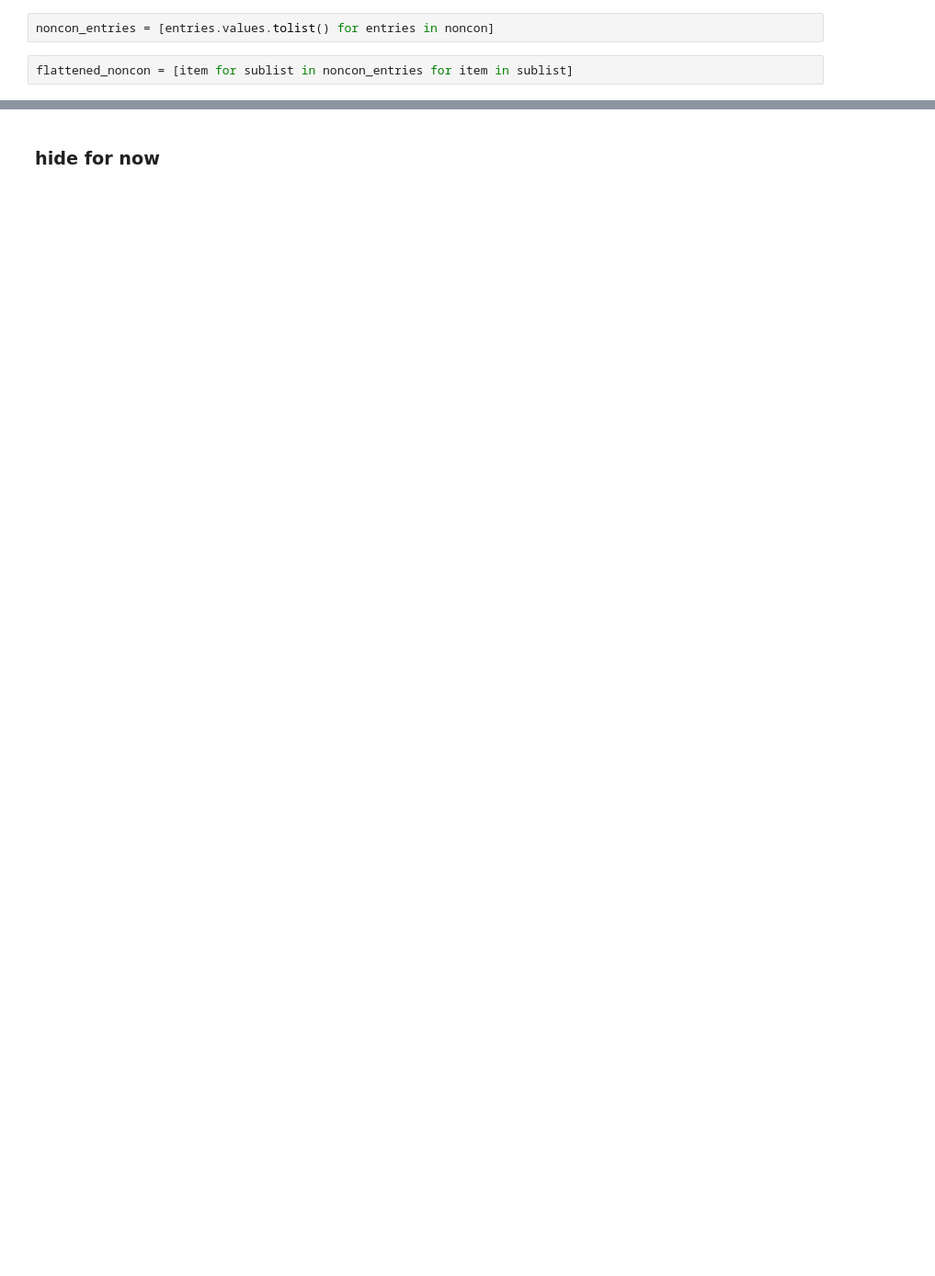
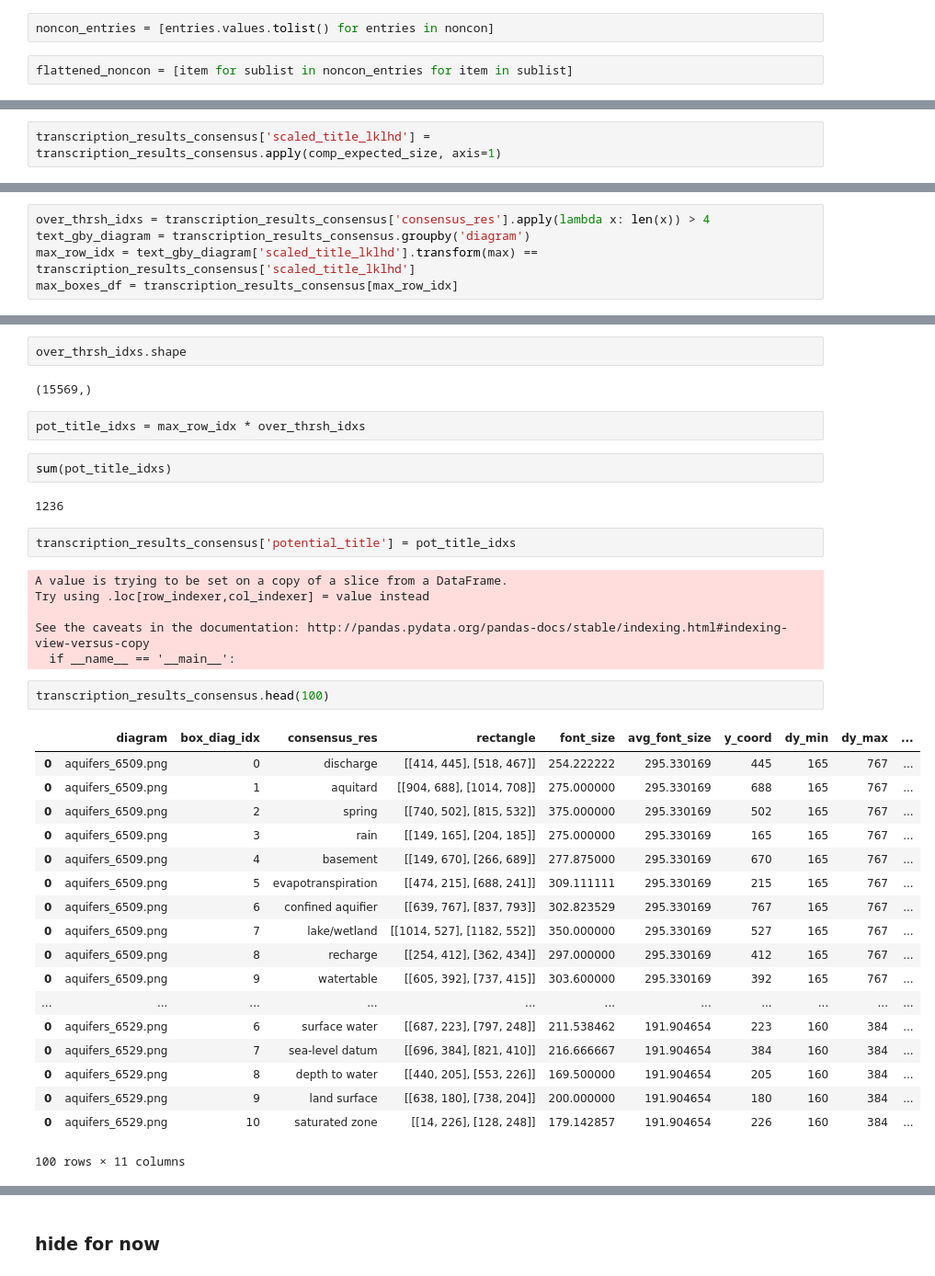
Before and after one commit to drschwenk/turk_processing, a Jupyter notebook: mturk_diagram_recognition.ipynb, the cells around one changed output, grey strips where cells are left out. Shown at 92% size. Drawn from its saved outputs; the diff is of its cells as text; blank space fills up the shorter version.

```diff
--- a/mturk_diagram_recognition.ipynb
+++ b/mturk_diagram_recognition.ipynb
@@ -545,0 +561,2 @@ top_terms_by_topic.items()[30]
+# %%
+transcription_results_consensus['scaled_title_lklhd'] = transcription_results_consensus.apply(comp_expected_size, axis=1)
@@ -545,0 +569,5 @@ top_terms_by_topic.items()[30]
+# %%
+over_thrsh_idxs = transcription_results_consensus['consensus_res'].apply(lambda x: len(x)) > 4
+text_gby_diagram = transcription_results_consensus.groupby('diagram')
+max_row_idx = text_gby_diagram['scaled_title_lklhd'].transform(max) == transcription_results_consensus['scaled_title_lklhd']
+max_boxes_df = transcription_results_consensus[max_row_idx]
@@ -545,0 +580,39 @@ top_terms_by_topic.items()[30]
+# %%
+over_thrsh_idxs.shape
+# %% [output]
+(15569,)
+# %%
+pot_title_idxs = max_row_idx * over_thrsh_idxs
+# %%
+sum(pot_title_idxs)
+# %% [output]
+1236
+# %%
+transcription_results_consensus['potential_title'] = pot_title_idxs
+# %% [output]
+A value is trying to be set on a copy of a slice from a DataFrame.
+Try using .loc[row_indexer,col_indexer] = value instead
+
+See the caveats in the documentation: http://pandas.pydata.org/pandas-docs/stable/indexing.html#indexing-view-versus-copy
+  if __name__ == '__main__':
+# %%
+transcription_results_consensus.head(100)
+# %% [output]
+|  | diagram | box_diag_idx | consensus_res | rectangle | font_size | avg_font_size | y_coord | dy_min | dy_max | ... |
+| 0 | aquifers_6509.png | 0 | discharge | [[414, 445], [518, 467]] | 254.222222 | 295.330169 | 445 | 165 | 767 | ... |
+| 0 | aquifers_6509.png | 1 | aquitard | [[904, 688], [1014, 708]] | 275.000000 | 295.330169 | 688 | 165 | 767 | ... |
+| 0 | aquifers_6509.png | 2 | spring | [[740, 502], [815, 532]] | 375.000000 | 295.330169 | 502 | 165 | 767 | ... |
+| 0 | aquifers_6509.png | 3 | rain | [[149, 165], [204, 185]] | 275.000000 | 295.330169 | 165 | 165 | 767 | ... |
+| 0 | aquifers_6509.png | 4 | basement | [[149, 670], [266, 689]] | 277.875000 | 295.330169 | 670 | 165 | 767 | ... |
+| 0 | aquifers_6509.png | 5 | evapotranspiration | [[474, 215], [688, 241]] | 309.111111 | 295.330169 | 215 | 165 | 767 | ... |
+| 0 | aquifers_6509.png | 6 | confined aquifier | [[639, 767], [837, 793]] | 302.823529 | 295.330169 | 767 | 165 | 767 | ... |
+| 0 | aquifers_6509.png | 7 | lake/wetland | [[1014, 527], [1182, 552]] | 350.000000 | 295.330169 | 527 | 165 | 767 | ... |
+| 0 | aquifers_6509.png | 8 | recharge | [[254, 412], [362, 434]] | 297.000000 | 295.330169 | 412 | 165 | 767 | ... |
+| 0 | aquifers_6509.png | 9 | watertable | [[605, 392], [737, 415]] | 303.600000 | 295.330169 | 392 | 165 | 767 | ... |
+| ... | ... | ... | ... | ... | ... | ... | ... | ... | ... | ... |
+| 0 | aquifers_6529.png | 6 | surface water | [[687, 223], [797, 248]] | 211.538462 | 191.904654 | 223 | 160 | 384 | ... |
+| 0 | aquifers_6529.png | 7 | sea-level datum | [[696, 384], [821, 410]] | 216.666667 | 191.904654 | 384 | 160 | 384 | ... |
+| 0 | aquifers_6529.png | 8 | depth to water | [[440, 205], [553, 226]] | 169.500000 | 191.904654 | 205 | 160 | 384 | ... |
+| 0 | aquifers_6529.png | 9 | land surface | [[638, 180], [738, 204]] | 200.000000 | 191.904654 | 180 | 160 | 384 | ... |
+| 0 | aquifers_6529.png | 10 | saturated zone | [[14, 226], [128, 248]] | 179.142857 | 191.904654 | 226 | 160 | 384 | ... |
+100 rows × 11 columns
```
Also changed, not shown: parts of 82 cells of this notebook, 1 other file.
